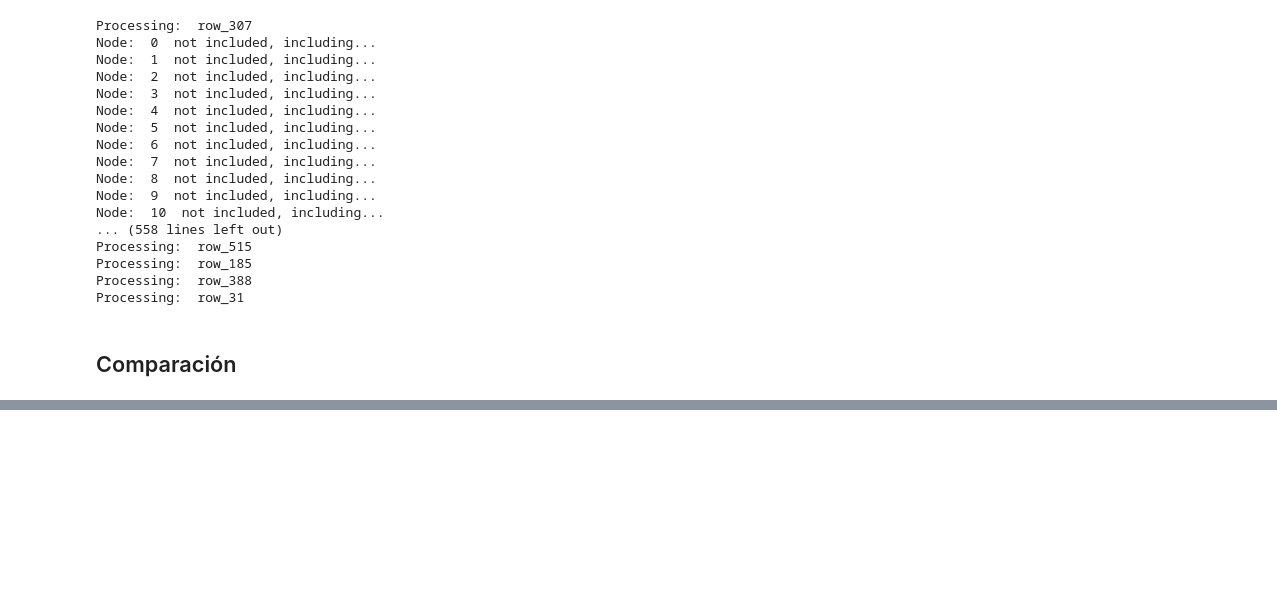
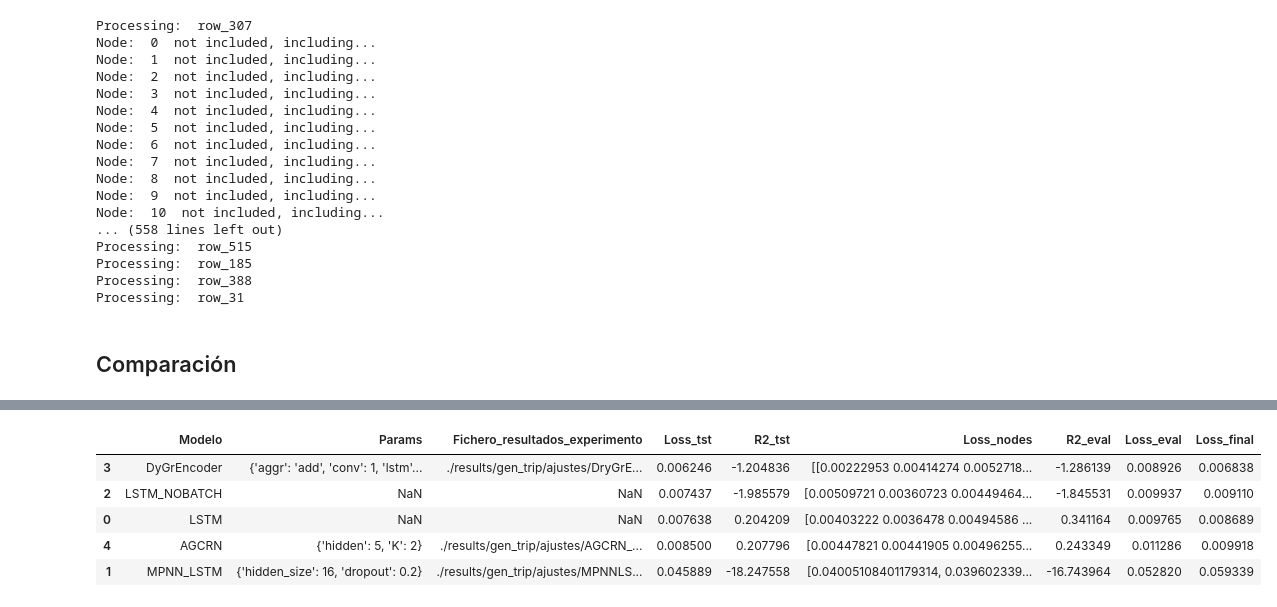
Before and after one commit to maaguado/GNNs_PowerGraph, a Jupyter notebook: TFM/analisis_resultados/comparacion_modelos.ipynb, the cells around one changed output, grey strips where cells are left out. Saved outputs shown, nothing was run; the diff lists cells and outputs as text; code cells hidden in the pictures; blank space fills up the shorter version.

```diff
--- a/TFM/analisis_resultados/comparacion_modelos.ipynb
+++ b/TFM/analisis_resultados/comparacion_modelos.ipynb
@@ -177,0 +203,10 @@ plot_multiple_models(predictions_list, real_list[0], n_target=dataset.targets[0]
+# %%
+df = pd.read_csv(path_problem_results+'/results.csv')
+df.sort_values(by='Loss_tst')
+# %% [output]
+|  | Modelo | Params | Fichero_resultados_experimento | Loss_tst | R2_tst | Loss_nodes | R2_eval | Loss_eval | Loss_final |
+| 3 | DyGrEncoder | {'aggr': 'add', 'conv': 1, 'lstm'... | ./results/gen_trip/ajustes/DryGrE... | 0.006246 | -1.204836 | [[0.00222953 0.00414274 0.0052718... | -1.286139 | 0.008926 | 0.006838 |
+| 2 | LSTM_NOBATCH | NaN | NaN | 0.007437 | -1.985579 | [0.00509721 0.00360723 0.00449464... | -1.845531 | 0.009937 | 0.009110 |
+| 0 | LSTM | NaN | NaN | 0.007638 | 0.204209 | [0.00403222 0.0036478 0.00494586 ... | 0.341164 | 0.009765 | 0.008689 |
+| 4 | AGCRN | {'hidden': 5, 'K': 2} | ./results/gen_trip/ajustes/AGCRN_... | 0.008500 | 0.207796 | [0.00447821 0.00441905 0.00496255... | 0.243349 | 0.011286 | 0.009918 |
+| 1 | MPNN_LSTM | {'hidden_size': 16, 'dropout': 0.2} | ./results/gen_trip/ajustes/MPNNLS... | 0.045889 | -18.247558 | [0.04005108401179314, 0.039602339... | -16.743964 | 0.052820 | 0.059339 |
```
Also changed, not shown: parts of 10 cells of this notebook, 8 other files.
